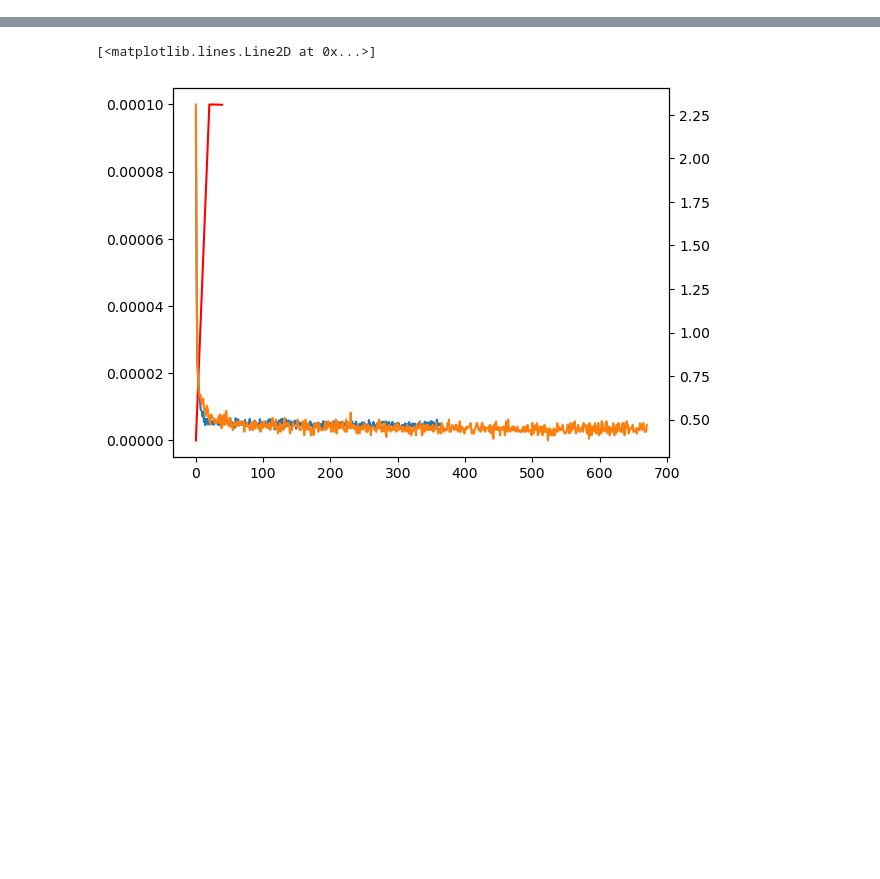
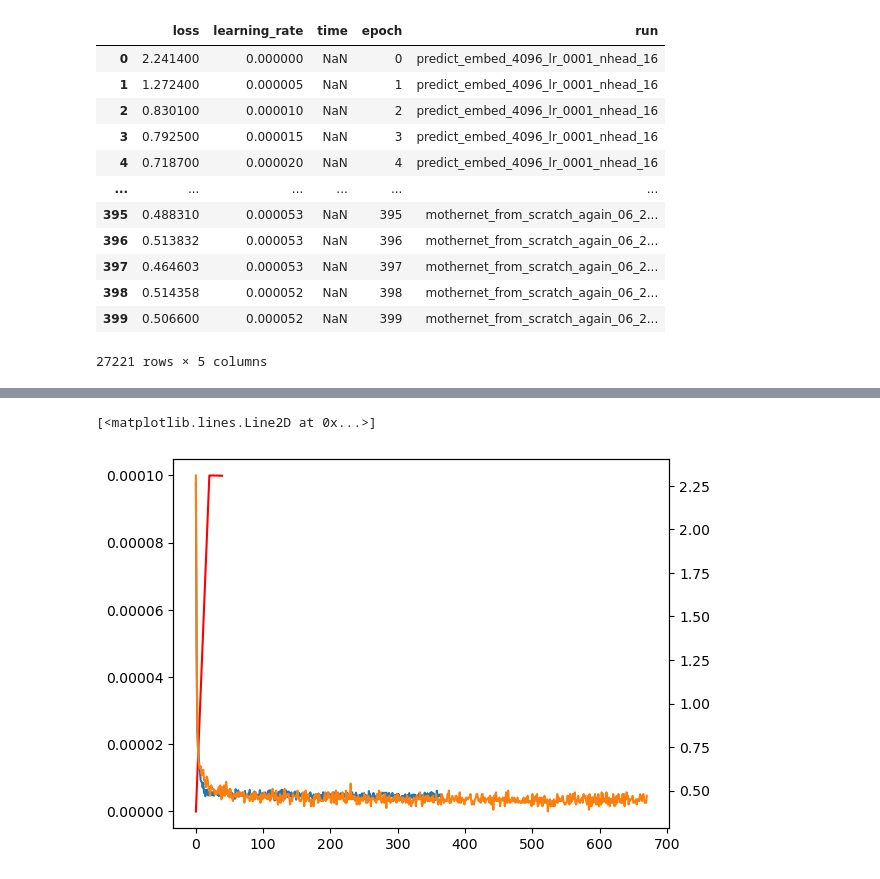
Before and after one commit to microsoft/ticl, a Jupyter notebook: tabpfn/show_learning_curves.ipynb, the cells around one changed output, grey strips where cells are left out. Saved outputs shown, nothing was run; the diff lists cells and outputs as text; code cells hidden in the pictures; blank space fills up the shorter version.

```diff
--- a/tabpfn/show_learning_curves.ipynb
+++ b/tabpfn/show_learning_curves.ipynb
@@ -66,11 +72,0 @@ last_saves
-# %%
-def make_long_loss_df(losses_dict, smooth=None):
-    max_len = max(len(v) for v in losses_dict.values())
-    bla = pd.DataFrame(index=range(max_len), columns=losses_dict.keys())
-    for name, losses in losses_dict.items():
-        if smooth is not None:
-            losses = smooth(losses)
-        bla[name].iloc[:len(losses)] = losses
-    long = bla.unstack().reset_index()
-    long.columns = ['run', 'epoch', 'loss']
-    return long
@@ -77 +97,17 @@ def make_long_loss_df(losses_dict, smooth=None):
+# %%
+make_long_loss_df(losses_dict)
+# %% [output]
+|  | loss | learning_rate | time | epoch | run |
+| 0 | 2.241400 | 0.000000 | NaN | 0 | predict_embed_4096_lr_0001_nhead_16 |
+| 1 | 1.272400 | 0.000005 | NaN | 1 | predict_embed_4096_lr_0001_nhead_16 |
+| 2 | 0.830100 | 0.000010 | NaN | 2 | predict_embed_4096_lr_0001_nhead_16 |
+| 3 | 0.792500 | 0.000015 | NaN | 3 | predict_embed_4096_lr_0001_nhead_16 |
+| 4 | 0.718700 | 0.000020 | NaN | 4 | predict_embed_4096_lr_0001_nhead_16 |
+| ... | ... | ... | ... | ... | ... |
+| 395 | 0.488310 | 0.000053 | NaN | 395 | mothernet_from_scratch_again_06_2... |
+| 396 | 0.513832 | 0.000053 | NaN | 396 | mothernet_from_scratch_again_06_2... |
+| 397 | 0.464603 | 0.000053 | NaN | 397 | mothernet_from_scratch_again_06_2... |
+| 398 | 0.514358 | 0.000052 | NaN | 398 | mothernet_from_scratch_again_06_2... |
+| 399 | 0.506600 | 0.000052 | NaN | 399 | mothernet_from_scratch_again_06_2... |
+27221 rows × 5 columns
 # %%
```
Also changed, not shown: parts of 17 cells of this notebook, 3 other files.
